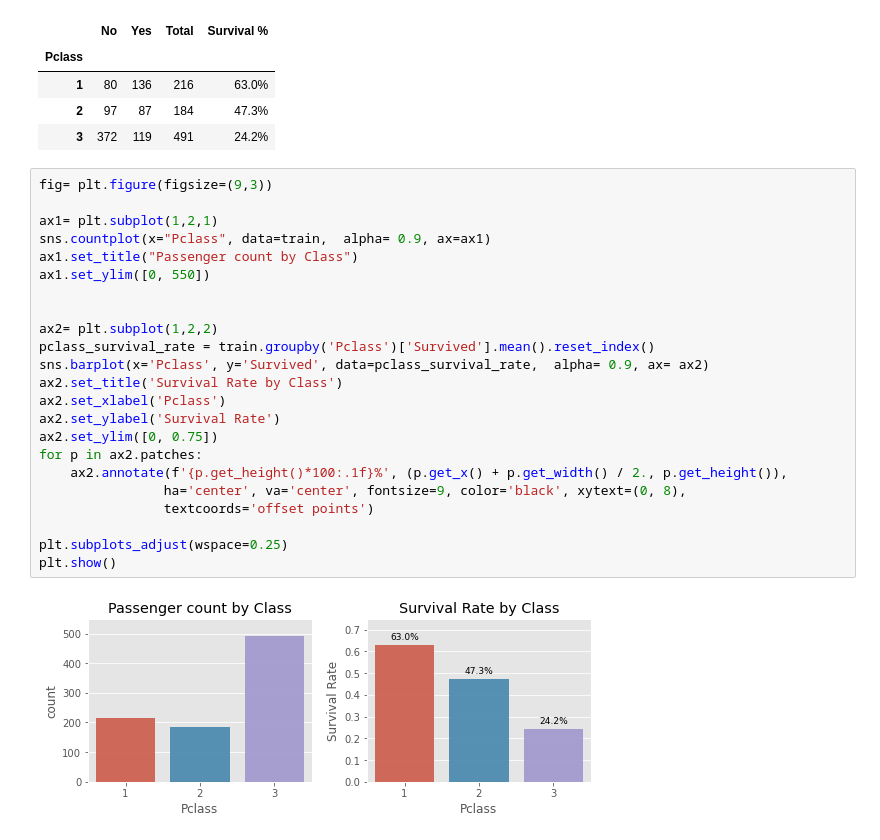
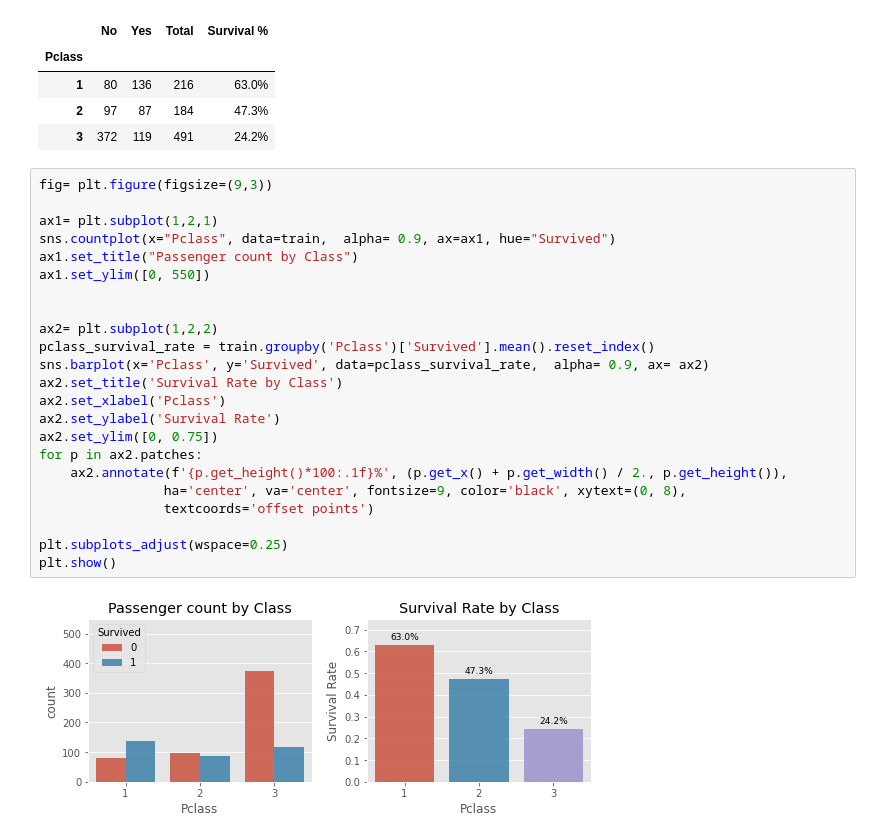
Before and after one commit to Yichen575/kaggle-projects, a Jupyter notebook: titanic/Data-analysis.ipynb, the cells around one changed output. Cells and saved outputs as stored; diff of their text form.

```diff
--- a/titanic/Data-analysis.ipynb
+++ b/titanic/Data-analysis.ipynb
@@ -309,25 +295,25 @@ pclass_pivot
 # %%
 fig= plt.figure(figsize=(9,3))
 
 ax1= plt.subplot(1,2,1)
-sns.countplot(x="Pclass", data=train,  alpha= 0.9, ax=ax1)
+sns.countplot(x="Pclass", data=train,  alpha= 0.9, ax=ax1, hue="Survived")
 ax1.set_title("Passenger count by Class")
 ax1.set_ylim([0, 550])
 
 
 ax2= plt.subplot(1,2,2)
 pclass_survival_rate = train.groupby('Pclass')['Survived'].mean().reset_index()
 sns.barplot(x='Pclass', y='Survived', data=pclass_survival_rate,  alpha= 0.9, ax= ax2)
 ax2.set_title('Survival Rate by Class')
 ax2.set_xlabel('Pclass')
 ax2.set_ylabel('Survival Rate')
 ax2.set_ylim([0, 0.75])
 for p in ax2.patches:
     ax2.annotate(f'{p.get_height()*100:.1f}%', (p.get_x() + p.get_width() / 2., p.get_height()),
                 ha='center', va='center', fontsize=9, color='black', xytext=(0, 8),
                 textcoords='offset points')
 
 plt.subplots_adjust(wspace=0.25)
 plt.show()
 # %% [output]
-[figure, old version]
+[figure, new version]
```
Also changed, not shown: parts of 10 cells of this notebook.
